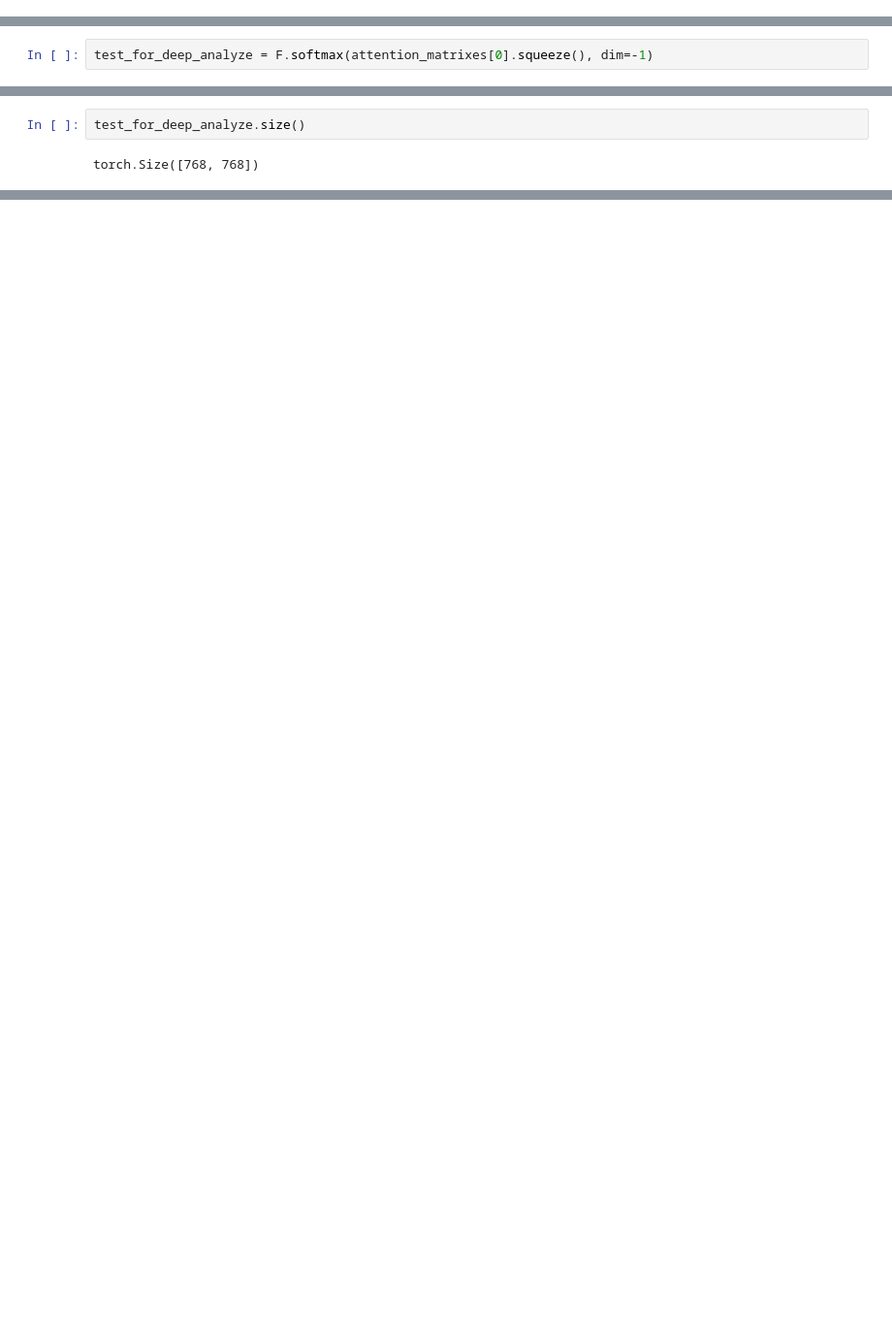
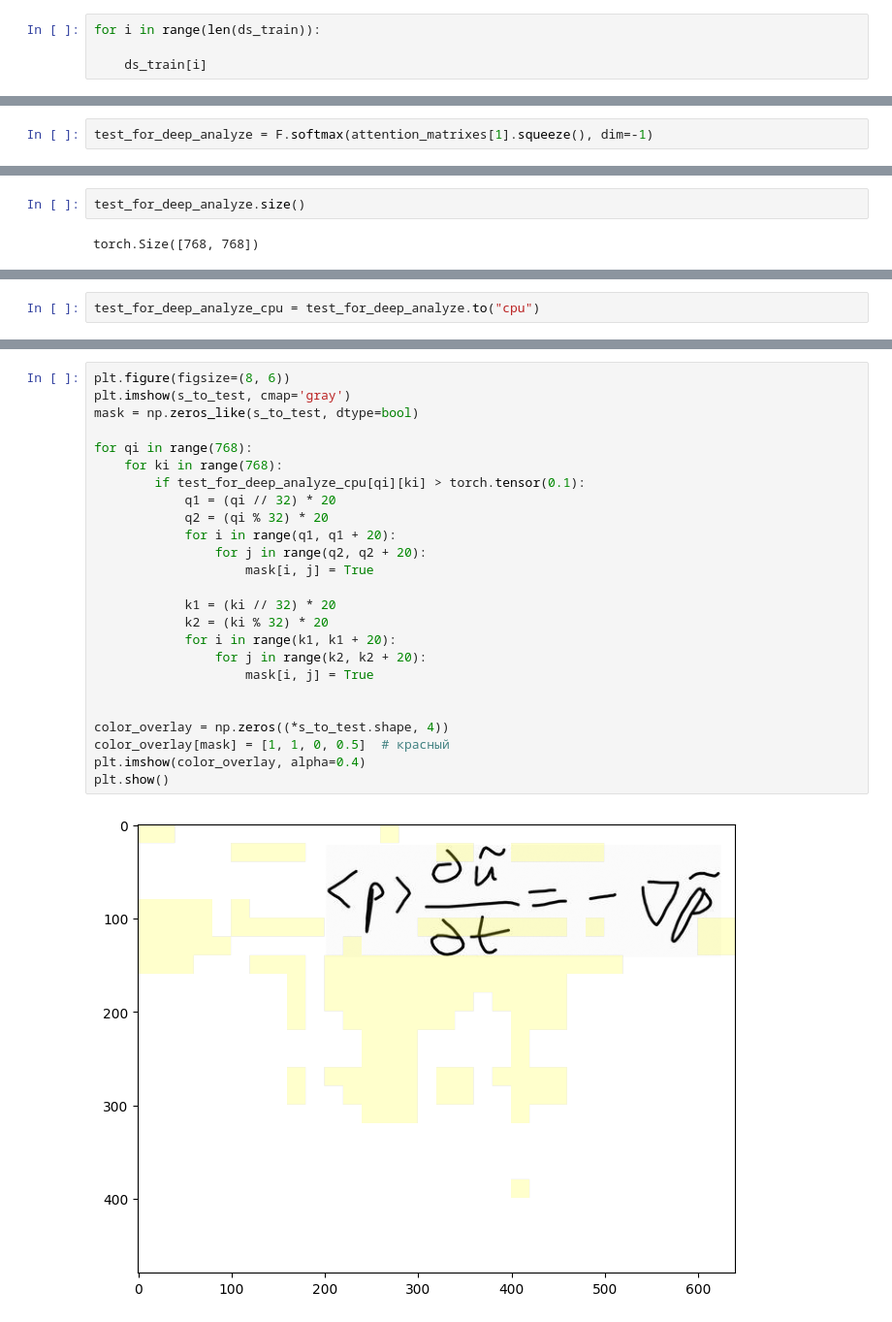
Before and after one commit to KKivik/AiBoardNotes, a Jupyter notebook: train.ipynb, the cells around one changed output, grey strips where cells are left out. Shown at 97% size. Cells and saved outputs as stored; diff of their text form; blank space fills up the shorter version.

```diff
--- a/train.ipynb
+++ b/train.ipynb
@@ -790,4 +927,8 @@ ds_train[300]
 ds_train[300][0].unsqueeze(0).size()
 # %% [output]
 torch.Size([1, 768, 400])
+# %%
+for i in range(len(ds_train)):
+
+    ds_train[i]
 # %%
@@ -892,2 +1089,2 @@ len(attention_matrixes)
 # %%
-test_for_deep_analyze = F.softmax(attention_matrixes[0].squeeze(), dim=-1)
+test_for_deep_analyze = F.softmax(attention_matrixes[1].squeeze(), dim=-1)
@@ -897,0 +1131,2 @@ torch.Size([768, 768])
+# %%
+test_for_deep_analyze_cpu = test_for_deep_analyze.to("cpu")
@@ -897,0 +1175,27 @@ torch.Size([768, 768])
+# %%
+plt.figure(figsize=(8, 6))
+plt.imshow(s_to_test, cmap='gray')
+mask = np.zeros_like(s_to_test, dtype=bool)
+
+for qi in range(768):
+    for ki in range(768):
+        if test_for_deep_analyze_cpu[qi][ki] > torch.tensor(0.1):
+            q1 = (qi // 32) * 20
+            q2 = (qi % 32) * 20
+            for i in range(q1, q1 + 20):
+                for j in range(q2, q2 + 20):
+                    mask[i, j] = True
+
+            k1 = (ki // 32) * 20
+            k2 = (ki % 32) * 20
+            for i in range(k1, k1 + 20):
+                for j in range(k2, k2 + 20):
+                    mask[i, j] = True
+
+
+color_overlay = np.zeros((*s_to_test.shape, 4))
+color_overlay[mask] = [1, 1, 0, 0.5]  # красный
+plt.imshow(color_overlay, alpha=0.4)
+plt.show()
+# %% [output]
+[figure, added]
```
Also changed, not shown: parts of 52 cells of this notebook.
